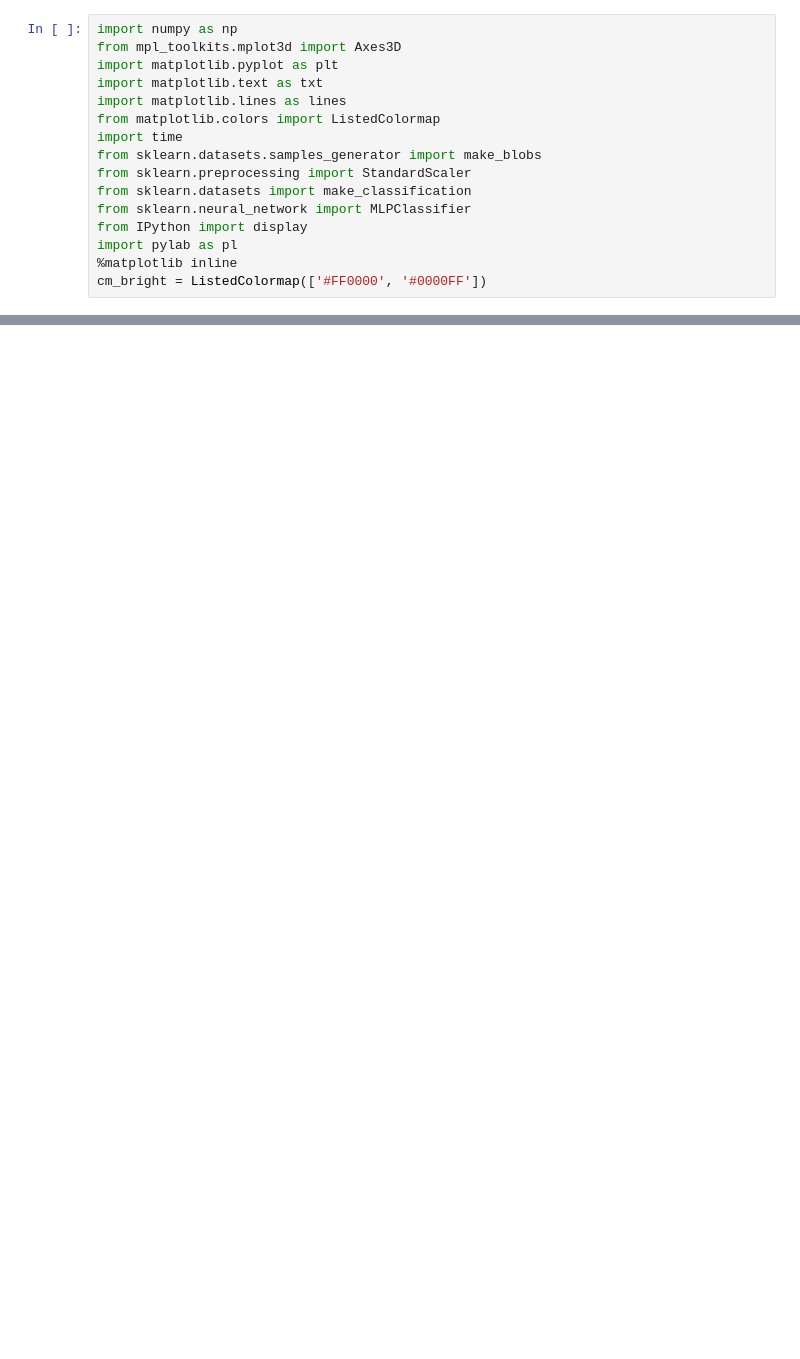
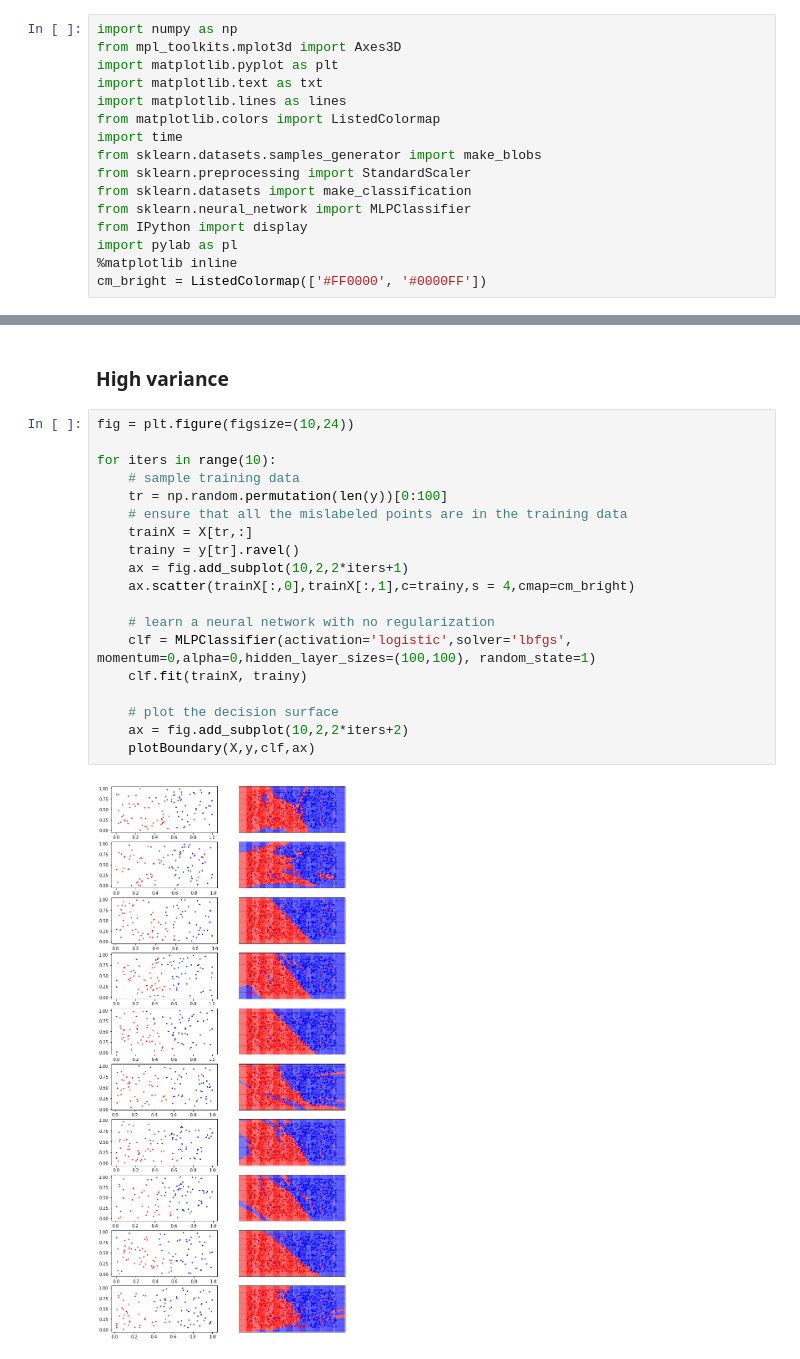
Before and after one commit to ubdsgroup/mlcourse-ub-notebooks, a Jupyter notebook: notebooks/NeuralNetworkDemo.ipynb, the cells around one changed output, grey strips where cells are left out. Saved outputs shown, nothing was run; the diff lists cells and outputs as text; blank space fills up the shorter version.

```diff
--- a/notebooks/NeuralNetworkDemo.ipynb
+++ b/notebooks/NeuralNetworkDemo.ipynb
@@ -44,0 +45,23 @@ plt.scatter(X[:,0],X[:,1],c=y,cmap=cm_bright)
+# %% [markdown]
+### High variance
+# %%
+fig = plt.figure(figsize=(10,24))
+
+for iters in range(10):
+    # sample training data
+    tr = np.random.permutation(len(y))[0:100]
+    # ensure that all the mislabeled points are in the training data
+    trainX = X[tr,:]
+    trainy = y[tr].ravel()
+    ax = fig.add_subplot(10,2,2*iters+1)
+    ax.scatter(trainX[:,0],trainX[:,1],c=trainy,s = 4,cmap=cm_bright)
+
+    # learn a neural network with no regularization
+    clf = MLPClassifier(activation='logistic',solver='lbfgs', momentum=0,alpha=0,hidden_layer_sizes=(100,100), random_state=1)
+    clf.fit(trainX, trainy)
+
+    # plot the decision surface
+    ax = fig.add_subplot(10,2,2*iters+2)
+    plotBoundary(X,y,clf,ax)
+# %% [output]
+[figure, added]
```
Also changed, not shown: parts of 9 cells of this notebook.
